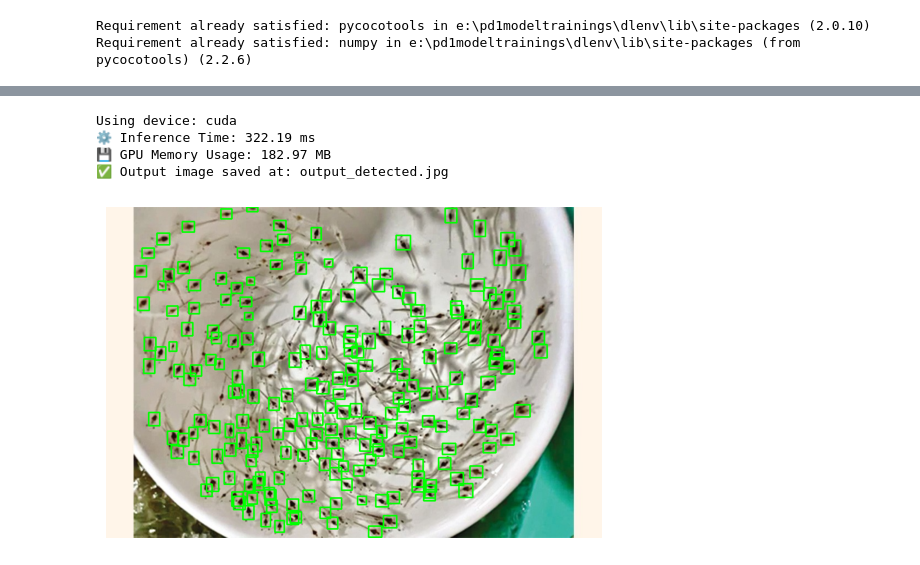
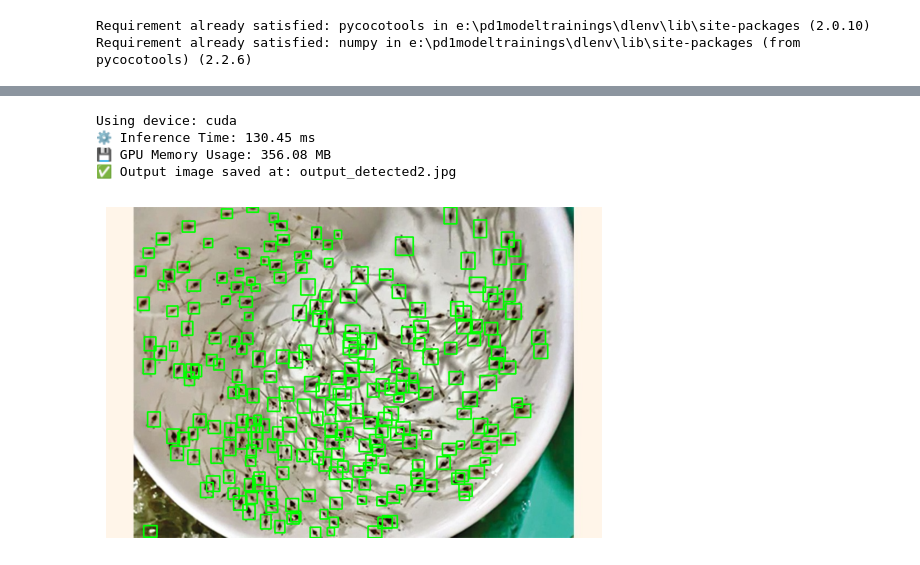
Before and after one commit to eryyyj/PD1DeepLearningCodes, a Jupyter notebook: RetinaNetPD1.ipynb, the cells around one changed output, grey strips where cells are left out. Cells and saved outputs as stored; diff of their text form; code cells hidden in the pictures.

```diff
--- a/RetinaNetPD1.ipynb
+++ b/RetinaNetPD1.ipynb
@@ -301,7 +367,7 @@ model.to(device)
 
 optimizer = torch.optim.Adam(model.parameters(), lr=1e-4)
 
-num_epochs = 10
+num_epochs = 20
 best_loss = float("inf")  # Initialize with infinity
 save_dir = "runs/"
 os.makedirs(save_dir, exist_ok=True)
@@ -335,7 +401,7 @@ for epoch in range(num_epochs):
 
     if avg_loss < best_loss:
         best_loss = avg_loss
-        best_model_path = os.path.join(save_dir, "retinanetretrain_best_loss.pth")
+        best_model_path = os.path.join(save_dir, "retinanetretrain2_best_loss.pth")
         torch.save(model.state_dict(), best_model_path)
         print(f"🔥 New best model saved with loss {best_loss:.4f} at {best_model_path}")
     else:
@@ -370,7 +439,7 @@ device = torch.device("cuda" if torch.cuda.is_available() else "cpu")
 print(f"Using device: {device}")
 
 # Load model weights correctly
-model.load_state_dict(torch.load("runs/retinanetretrain_best_loss.pth", map_location="cpu"))
+# model.load_state_dict(torch.load("runs/retinanetretrain2_best_loss.pth", map_location="cpu"))
 model.to(device)
 model.eval()
 
@@ -548,7 +618,7 @@ device = torch.device("cuda" if torch.cuda.is_available() else "cpu")
 print(f"Using device: {device}")
 model.to(device)
 image_path = "test.jpg"
-save_path = "output_detected.jpg"
+save_path = "output_detected2.jpg"
 model.eval()
 # --- LOAD IMAGE ---
 image = Image.open(image_path).convert("RGB")
@@ -586,34 +656,34 @@ print(f"💾 GPU Memory Usage: {max_memory:.2f} MB")
 
 # --- PROCESS OUTPUT ---
 output = outputs[0]
 boxes = output["boxes"].cpu().numpy()
 scores = output["scores"].cpu().numpy()
 labels = output["labels"].cpu().numpy()
 
 # --- DRAW DETECTIONS ---
 image_cv = np.array(image)
 image_cv = cv2.cvtColor(image_cv, cv2.COLOR_RGB2BGR)
 
 confidence_threshold = 0.5
 for box, score, label in zip(boxes, scores, labels):
     if score < confidence_threshold:
         continue
     x1, y1, x2, y2 = box.astype(int)
     color = (0, 255, 0)
     cv2.rectangle(image_cv, (x1, y1), (x2, y2), color, 2)
 
 # --- SAVE OUTPUT ---
 cv2.imwrite(save_path, image_cv)
 print(f"✅ Output image saved at: {save_path}")
 
 # --- SHOW OUTPUT ---
 image_rgb = cv2.cvtColor(image_cv, cv2.COLOR_BGR2RGB)
 plt.imshow(image_rgb)
 plt.axis('off')
 plt.show()
 # %% [output]
 Using device: cuda
-⚙️ Inference Time: 322.19 ms
-💾 GPU Memory Usage: 182.97 MB
-✅ Output image saved at: output_detected.jpg
+⚙️ Inference Time: 130.45 ms
+💾 GPU Memory Usage: 356.08 MB
+✅ Output image saved at: output_detected2.jpg
-[figure, old version]
+[figure, new version]
```
Also changed, not shown: parts of 10 cells of this notebook, 2 other files.
